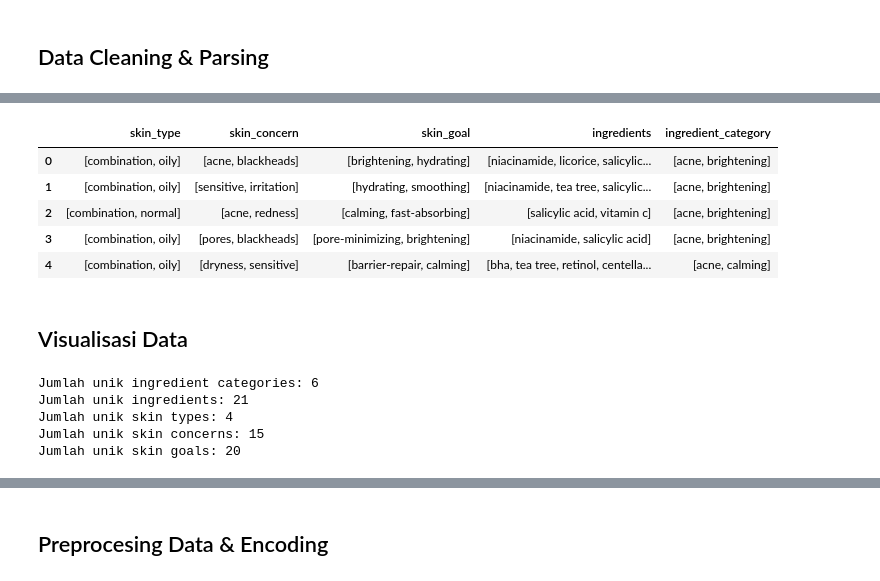
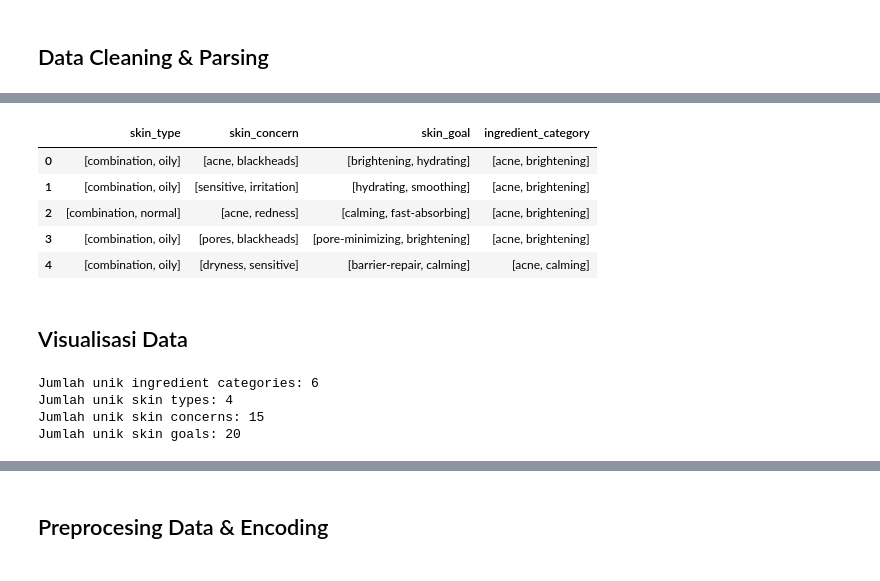
Before and after one commit to jasmeinalbr/Skinthesia-Model, a Jupyter notebook: notebooks/multi_label_classif_modeling copy 2.ipynb, the cells around one changed output, grey strips where cells are left out. Drawn from its saved outputs; the diff is of its cells as text; code cells hidden in the pictures.

```diff
--- a/notebooks/multi_label_classif_modeling copy 2.ipynb
+++ b/notebooks/multi_label_classif_modeling copy 2.ipynb
@@ -163,45 +205,38 @@ ingredients: 73 baris (8.04%) mengandung 'unknown'
 ingredient_category: 0 baris (0.00%) mengandung 'unknown'
-# %%
-# Hapus baris yang hanya mengandung 'unknown' di kolom ingredients
-df_cleaned = df[df['ingredients'].apply(lambda x: x != ['unknown'])].reset_index(drop=True)
-
-# Hapus baris yang nan atau kosong di kolom ingredients category
-df_cleaned = df_cleaned[df_cleaned['ingredient_category'].apply(lambda x: isinstance(x, list) and len(x) > 0)].reset_index(drop=True)
-
-df_cleaned.head()
-# %% [output]
-|  | skin_type | skin_concern | skin_goal | ingredients | ingredient_category |
-| 0 | [combination, oily] | [acne, blackheads] | [brightening, hydrating] | [niacinamide, licorice, salicylic... | [acne, brightening] |
-| 1 | [combination, oily] | [sensitive, irritation] | [hydrating, smoothing] | [niacinamide, tea tree, salicylic... | [acne, brightening] |
-| 2 | [combination, normal] | [acne, redness] | [calming, fast-absorbing] | [salicylic acid, vitamin c] | [acne, brightening] |
-| 3 | [combination, oily] | [pores, blackheads] | [pore-minimizing, brightening] | [niacinamide, salicylic acid] | [acne, brightening] |
-| 4 | [combination, oily] | [dryness, sensitive] | [barrier-repair, calming] | [bha, tea tree, retinol, centella... | [acne, calming] |
+# %%
+# Hapus baris yang nan atau kosong di kolom ingredients category
+df_cleaned = df.dropna(subset=['ingredient_category'])
+
+df_cleaned.head()
+# %% [output]
+|  | skin_type | skin_concern | skin_goal | ingredient_category |
+| 0 | [combination, oily] | [acne, blackheads] | [brightening, hydrating] | [acne, brightening] |
+| 1 | [combination, oily] | [sensitive, irritation] | [hydrating, smoothing] | [acne, brightening] |
+| 2 | [combination, normal] | [acne, redness] | [calming, fast-absorbing] | [acne, brightening] |
+| 3 | [combination, oily] | [pores, blackheads] | [pore-minimizing, brightening] | [acne, brightening] |
+| 4 | [combination, oily] | [dryness, sensitive] | [barrier-repair, calming] | [acne, calming] |
 # %% [markdown]
 ## Visualisasi Data
 # %%
 # Flatten semua list di kolom ingredients, ingredient_category, skin_type, skin_concern, dan skin_goal
 all_ingredients_category = [item for sublist in df_cleaned['ingredient_category'] for item in sublist]
-all_ingredients = [item for sublist in df_cleaned['ingredients'] for item in sublist]
 all_skin_types = [item for sublist in df_cleaned['skin_type'] for item in sublist]
 all_skin_concerns = [item for sublist in df_cleaned['skin_concern'] for item in sublist]
 all_skin_goals = [item for sublist in df_cleaned['skin_goal'] for item in sublist]
 
 # Hitung frekuensi kemunculan setiap ingredient category, ingredient, skin type, skin concern, dan skin goal
 ingredient_category_counts = Counter(all_ingredients_category)
-ingredient_counts = Counter(all_ingredients)
 skin_type_counts = Counter(all_skin_types)
 skin_concern_counts = Counter(all_skin_concerns)
 skin_goal_counts = Counter(all_skin_goals)
 
 # Tampilkan berapa banyak tiap kategori, ingredient, skin type, skin concern, dan skin goal yang unik
 print(f"Jumlah unik ingredient categories: {len(ingredient_category_counts)}")
-print(f"Jumlah unik ingredients: {len(ingredient_counts)}")
 print(f"Jumlah unik skin types: {len(skin_type_counts)}")
 print(f"Jumlah unik skin concerns: {len(skin_concern_counts)}")
 print(f"Jumlah unik skin goals: {len(skin_goal_counts)}")
 # %% [output]
 Jumlah unik ingredient categories: 6
-Jumlah unik ingredients: 21
 Jumlah unik skin types: 4
 Jumlah unik skin concerns: 15
 Jumlah unik skin goals: 20
```
Also changed, not shown: parts of 28 cells of this notebook, 4 other files.
